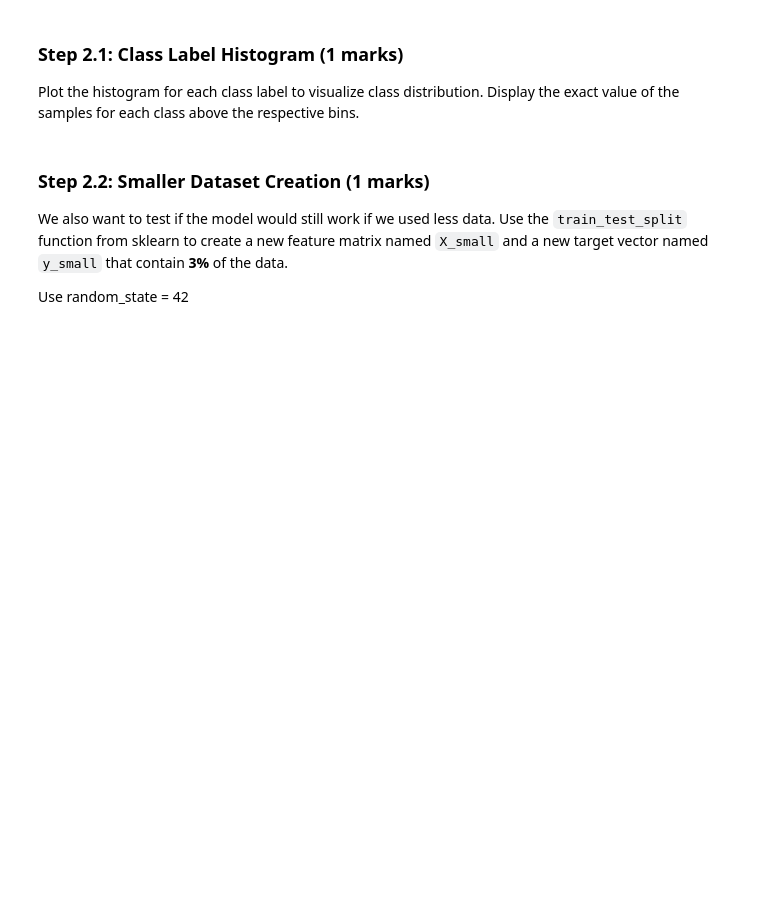
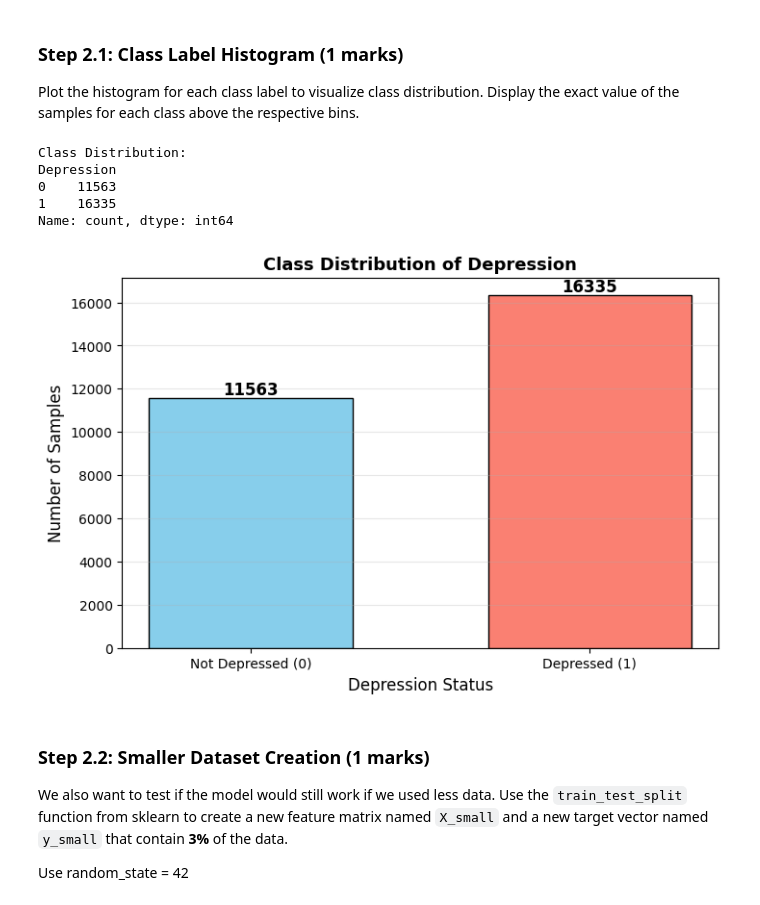
Before and after one commit to VenkataSaiVijayaBhaskar/ENGG680_2025_Fall, a Jupyter notebook: Lab_Assignment2/Assignment2.ipynb, the cells around one changed output. Saved outputs shown, nothing was run; the diff lists cells and outputs as text; code cells hidden in the pictures; blank space fills up the shorter version.

```diff
--- a/Lab_Assignment2/Assignment2.ipynb
+++ b/Lab_Assignment2/Assignment2.ipynb
@@ -878,6 +878,36 @@ Name: Depression, dtype: int64
 ### Step 2.1: Class Label Histogram (1 marks)
 
 Plot the histogram for each class label to visualize class distribution. Display the exact value of the samples for each class above the respective bins.
+# %%
+# Check the class distribution of y
+
+print("Class Distribution:")
+print(y.value_counts().sort_index())
+
+# Display exact values for each bin in the histogram
+# hint: Use for loop
+plt.figure(figsize=(8, 5))
+counts = y.value_counts().sort_index()
+bars = plt.bar(counts.index, counts.values, color=['skyblue', 'salmon'], edgecolor='black', width=0.6)
+
+# Add text labels on top of each bar using for loop
+for i, (label, count) in enumerate(counts.items()):
+    plt.text(label, count, str(count), ha='center', va='bottom', fontsize=12, fontweight='bold')
+
+plt.xlabel('Depression Status', fontsize=12)
+plt.ylabel('Number of Samples', fontsize=12)
+plt.title('Class Distribution of Depression', fontsize=13, fontweight='bold')
+plt.xticks([0, 1], ['Not Depressed (0)', 'Depressed (1)'])
+plt.grid(axis='y', alpha=0.3)
+
+plt.show()
+# %% [output]
+Class Distribution:
+Depression
+0    11563
+1    16335
+Name: count, dtype: int64
+[figure, added]
 # %% [markdown]
 ### Step 2.2: Smaller Dataset Creation (1 marks)
 
```
Also changed, not shown: parts of 3 cells of this notebook.
